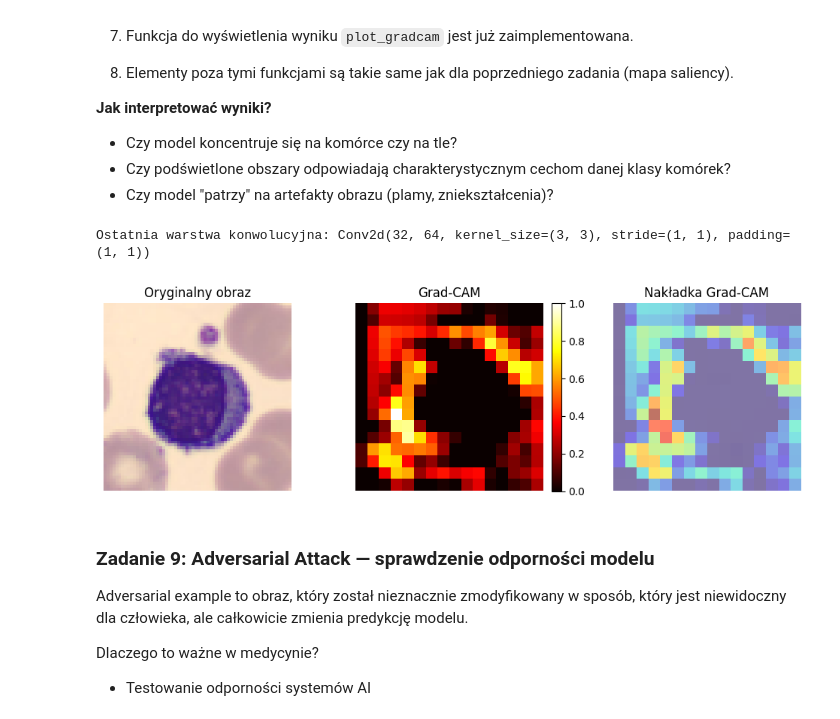
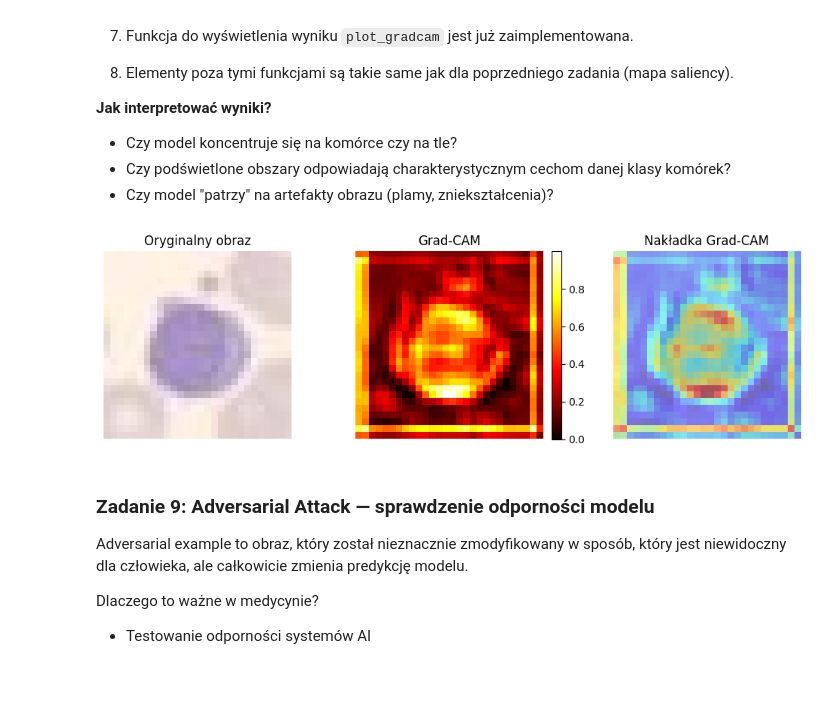
Before and after one commit to PaprykVegee/AiR_ISS, a Jupyter notebook: sem2/PIAOM/lab9/Lab09_XAI_TODO.ipynb, the cells around one changed output. Saved outputs shown, nothing was run; the diff lists cells and outputs as text; code cells hidden in the pictures; blank space fills up the shorter version.

```diff
--- a/sem2/PIAOM/lab9/Lab09_XAI_TODO.ipynb
+++ b/sem2/PIAOM/lab9/Lab09_XAI_TODO.ipynb
@@ -538,37 +557,94 @@ cam_layer.register_full_backward_hook(backward_hook)
 - Czy podświetlone obszary odpowiadają charakterystycznym cechom danej klasy komórek?
 - Czy model "patrzy" na artefakty obrazu (plamy, zniekształcenia)?
 # %%
+import copy
+import torch.nn.functional as F
 
+activation = None
+gradients = None
+
+def forward_hook(module, input, output):
+    global activation, gradients
+    activation = output
+    gradients = None
+    output.register_hook(lambda g: _save_grad(g))
+
+def _save_grad(g):
+    global gradients
+    gradients = g
+
+best_model_copy = model
+cam_layer = best_model_copy.block1.conv1
+cam_layer.register_forward_hook(forward_hook)
+
+def compute_gradcam(model, image, target_class=None):
+    global activation, gradients
+    activation, gradients = None, None
+
+    model.eval()
+    model = model.to(DEVICE)
+
+    image = image.to(DEVICE).requires_grad_(True)
+    model.zero_grad()
+
+    logits = model(image)
+    if target_class is None:
+        target_class = logits.argmax(dim=1)[0].item()
+
+    score = logits[0, target_class]
+    score.backward()
+
+    act = activation
+    grad = gradients
+
+    if act is None or grad is None:
+        raise RuntimeError("Brak activation/gradients — sprawdź czy forward_hook jest na właściwej warstwie.")
+
+    act = act.detach()
+    grad = grad.detach()
+
+    weights = grad.mean(dim=[2, 3], keepdim=True)
+    cam = (weights * act).sum(dim=1, keepdim=True)
+    cam = F.relu(cam)
+    cam = cam[0, 0]
+
+    cam = cam - cam.min()
+    cam = cam / (cam.max() + 1e-8)
+
+    return cam.detach().cpu()
 
 def plot_gradcam(image, cam):
     img = image.detach().cpu().numpy().squeeze()
     cam = cam.detach().cpu().numpy().squeeze()
 
     img = img * 0.5 + 0.5
     img = np.clip(img, 0, 1)
-
     img = np.transpose(img, (1, 2, 0))
 
     fig, axs = plt.subplots(1, 3, figsize=(10, 3))
     axs[0].imshow(img)
     axs[0].set_title('Oryginalny obraz')
     axs[0].axis('off')
 
     im1 = axs[1].imshow(cam, cmap='hot')
     axs[1].set_title('Grad-CAM')
     axs[1].axis('off')
     plt.colorbar(im1, ax=axs[1], fraction=0.046, pad=0.04)
 
     axs[2].imshow(img)
     axs[2].imshow(cam, cmap='jet', alpha=0.5)
     axs[2].set_title('Nakładka Grad-CAM')
     axs[2].axis('off')
 
     plt.tight_layout()
     plt.show()
+
+idx = 0
+image = val_images[idx:idx+1]
+cam = compute_gradcam(best_model_copy, image, target_class=None)
+plot_gradcam(image, cam)
 # %% [output]
-Ostatnia warstwa konwolucyjna: Conv2d(32, 64, kernel_size=(3, 3), stride=(1, 1), padding=(1, 1))
-[figure, old version]
+[figure, new version]
 # %% [markdown]
 ### Zadanie 9: Adversarial Attack — sprawdzenie odporności modelu
 
```
Also changed, not shown: parts of 5 cells of this notebook, 1 other file.
